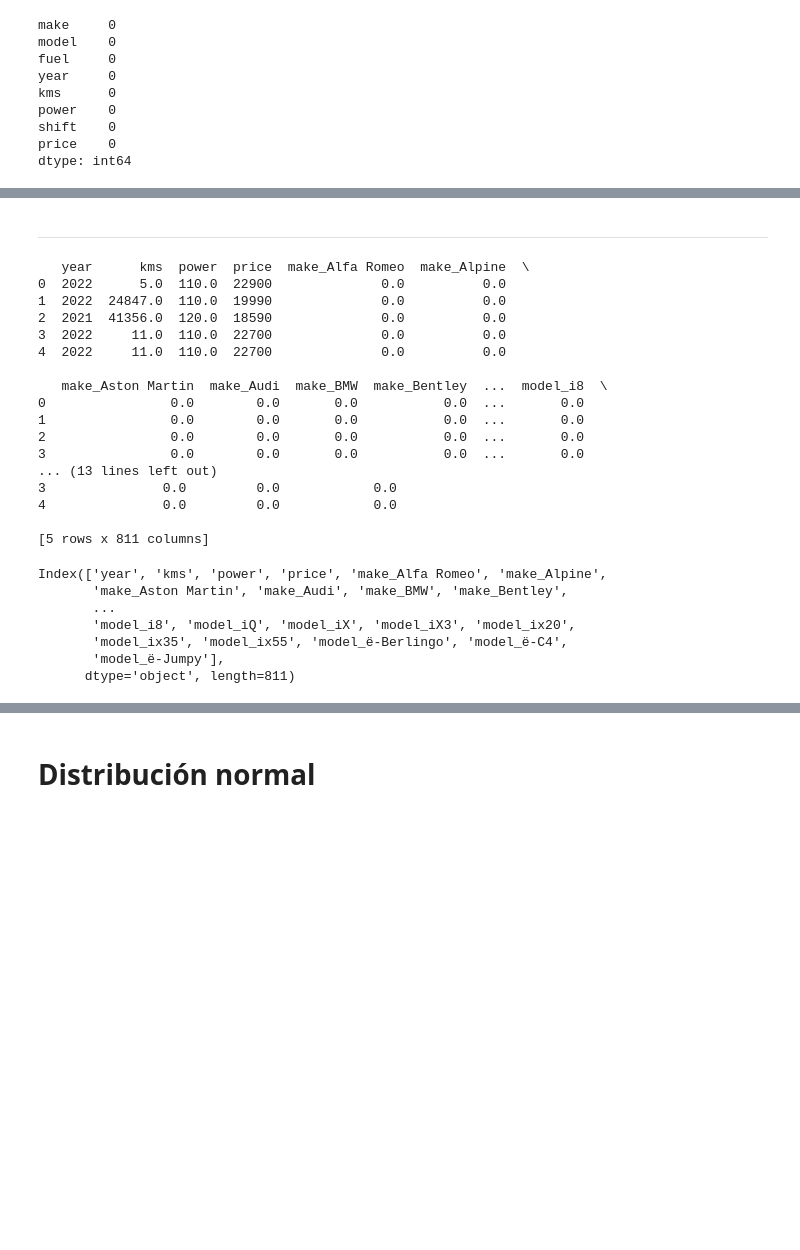
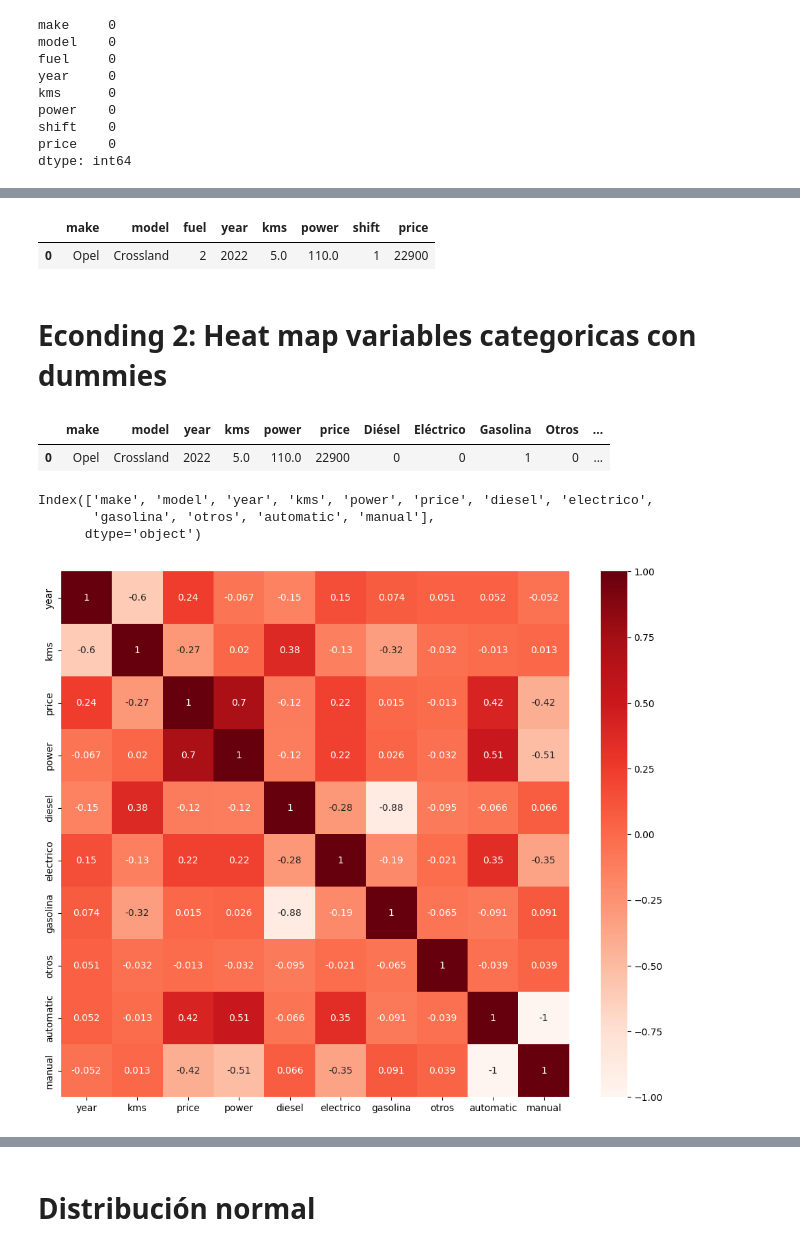
Before and after one commit to Germandcont/SecondHandCars-PricePrediction, a Jupyter notebook: notebooks/predictive_model.ipynb, the cells around one changed output, grey strips where cells are left out. Cells and saved outputs as stored; diff of their text form; code cells hidden in the pictures; blank space fills up the shorter version.

```diff
--- a/notebooks/predictive_model.ipynb
+++ b/notebooks/predictive_model.ipynb
@@ -91,39 +125,7 @@ plt.show()
-# %% [markdown]
---------------------------------
-# %%
-from sklearn.preprocessing import OneHotEncoder
-
-# Seleccionar las columnas a codificar
-columns_to_encode = ['make', 'fuel', 'shift', 'model']
-
-# Inicializar el OneHotEncoder
-ohe = OneHotEncoder(sparse_output=False, drop='first')
-
-# Ajustar y transformar los datos
-encoded_features = ohe.fit_transform(df_final[columns_to_encode])
-
-# Crear un DataFrame con las características codificadas
-encoded_df = pd.DataFrame(encoded_features, columns=ohe.get_feature_names_out(columns_to_encode))
-
-# Concatenar el DataFrame original con el DataFrame codificado
-df_final_encoded = pd.concat([df_final.drop(columns_to_encode, axis=1), encoded_df], axis=1)
-
-print(df_final_encoded.head())
-# %% [output]
-   year      kms  power  price  make_Alfa Romeo  make_Alpine  \
-0  2022      5.0  110.0  22900              0.0          0.0
-1  2022  24847.0  110.0  19990              0.0          0.0
-2  2021  41356.0  120.0  18590              0.0          0.0
-3  2022     11.0  110.0  22700              0.0          0.0
-4  2022     11.0  110.0  22700              0.0          0.0
-
-   make_Aston Martin  make_Audi  make_BMW  make_Bentley  ...  model_i8  \
-0                0.0        0.0       0.0           0.0  ...       0.0
-1                0.0        0.0       0.0           0.0  ...       0.0
-2                0.0        0.0       0.0           0.0  ...       0.0
-3                0.0        0.0       0.0           0.0  ...       0.0
-... (13 lines left out)
-3               0.0         0.0            0.0
-4               0.0         0.0            0.0
-
-[5 rows x 811 columns]
+# %%
+df_encoded.head(1)
+# %% [output]
+|  | make | model | fuel | year | kms | power | shift | price |
+| 0 | Opel | Crossland | 2 | 2022 | 5.0 | 110.0 | 1 | 22900 |
+# %% [markdown]
+# Econding 2: Heat map variables categoricas con dummies
@@ -129,0 +137,5 @@ print(df_final_encoded.head())
+# %%
+df_final.head(1)
+# %% [output]
+|  | make | model | year | kms | power | price | Diésel | Eléctrico | Gasolina | Otros | ... |
+| 0 | Opel | Crossland | 2022 | 5.0 | 110.0 | 22900 | 0 | 0 | 1 | 0 | ... |
@@ -130,10 +148,17 @@ print(df_final_encoded.head())
 # %%
-df_final_encoded.columns
+df_final.columns
 # %% [output]
-Index(['year', 'kms', 'power', 'price', 'make_Alfa Romeo', 'make_Alpine',
-       'make_Aston Martin', 'make_Audi', 'make_BMW', 'make_Bentley',
-       ...
-       'model_i8', 'model_iQ', 'model_iX', 'model_iX3', 'model_ix20',
-       'model_ix35', 'model_ix55', 'model_ë-Berlingo', 'model_ë-C4',
-       'model_ë-Jumpy'],
-      dtype='object', length=811)
+Index(['make', 'model', 'year', 'kms', 'power', 'price', 'diesel', 'electrico',
+       'gasolina', 'otros', 'automatic', 'manual'],
+      dtype='object')
+# %%
+# Seleccionar variables numericas, osea year,kms,price, power y las dummies
+df_con_dummies= df_final[['year', 'kms', 'price', 'power', 'diesel', 'electrico', 'gasolina', 'otros', 'automatic', 'manual']]
+
+#Hacer heat map con las variables seleccionadas
+plt.figure(figsize=(12, 10))
+cor = df_con_dummies.corr()
+sns.heatmap(cor, annot=True, cmap=plt.cm.Reds)
+plt.show()
+# %% [output]
+[figure, added]
```
Also changed, not shown: parts of 26 cells of this notebook, 1 other file.
